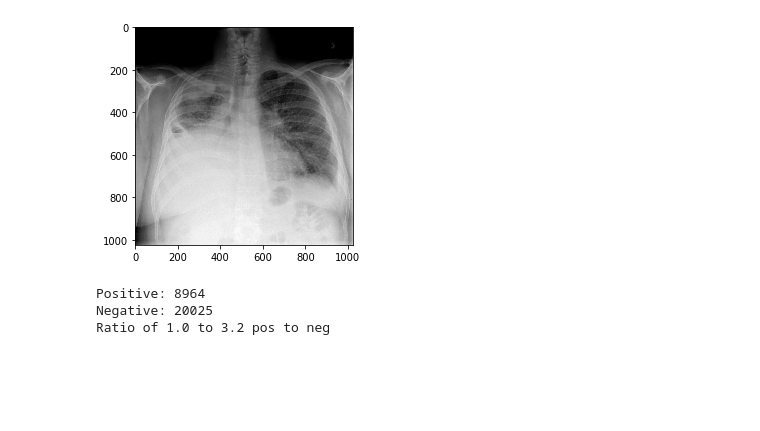
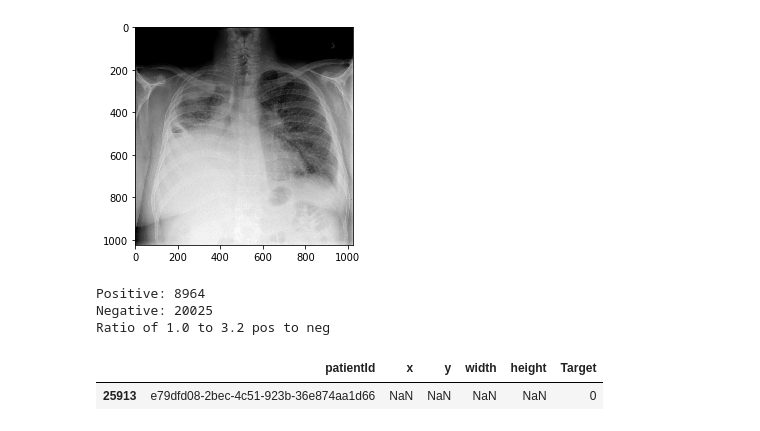
Before and after one commit to kshannon/pneumonia-cxr-detection, a Jupyter notebook: notebooks/eda_kms_v1.ipynb, the cells around one changed output. Drawn from its saved outputs; the diff is of its cells as text; code cells hidden in the pictures; blank space fills up the shorter version.

```diff
--- a/notebooks/eda_kms_v1.ipynb
+++ b/notebooks/eda_kms_v1.ipynb
@@ -106,3 +106,8 @@ print('Ratio of {} to {} pos to neg'.format(positives/positives,np.round(data_co
 Positive: 8964
 Negative: 20025
 Ratio of 1.0 to 3.2 pos to neg
+# %%
+df[df['patientId'] == 'e79dfd08-2bec-4c51-923b-36e874aa1d66']
+# %% [output]
+|  | patientId | x | y | width | height | Target |
+| 25913 | e79dfd08-2bec-4c51-923b-36e874aa1d66 | NaN | NaN | NaN | NaN | 0 |
```
Also changed, not shown: 1 other file.
